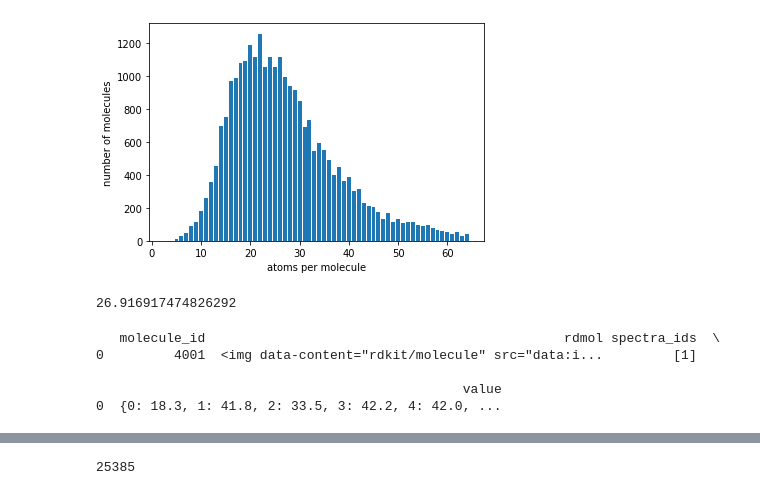
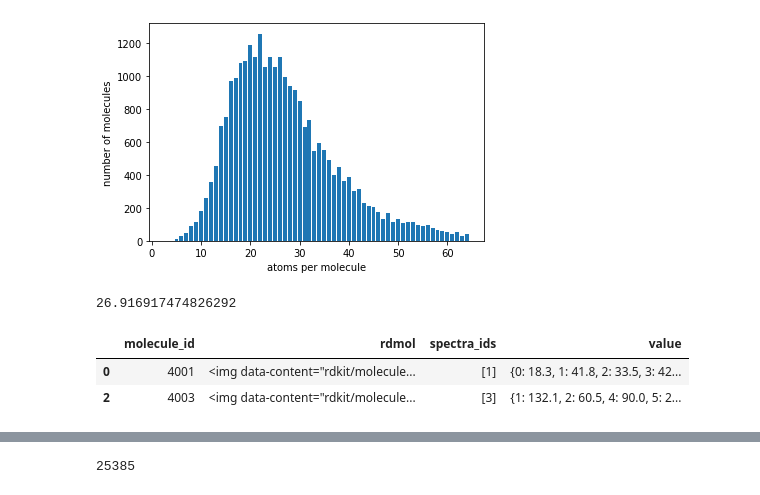
Before and after one commit to aajanqd/k-gnn, a Jupyter notebook: nmr_shift_data/My Preprocessing.ipynb, the cells around one changed output, grey strips where cells are left out. Saved outputs shown, nothing was run; the diff lists cells and outputs as text; code cells hidden in the pictures.

```diff
--- a/nmr_shift_data/My Preprocessing.ipynb
+++ b/nmr_shift_data/My Preprocessing.ipynb
@@ -471,13 +471,11 @@ new_target = [{k: v for k, v in sorted(d[0].items(), key=lambda item: item[0], r
 seok_df.drop('value', axis = 1, inplace = True)
 seok_df['value'] = new_target
 # %%
-seok_df.head(1)
+seok_df.head(2)
 # %% [output]
-   molecule_id                                              rdmol spectra_ids  \
-0         4001  <img data-content="rdkit/molecule" src="data:i...         [1]
-
-                                               value
-0  {0: 18.3, 1: 41.8, 2: 33.5, 3: 42.2, 4: 42.0, ...
+|  | molecule_id | rdmol | spectra_ids | value |
+| 0 | 4001 | <img data-content="rdkit/molecule... | [1] | {0: 18.3, 1: 41.8, 2: 33.5, 3: 42... |
+| 2 | 4003 | <img data-content="rdkit/molecule... | [3] | {1: 132.1, 2: 60.5, 4: 90.0, 5: 2... |
 # %%
 valuestr = [str(i) for i in seok_df['value'].tolist()]
 # %%
```
Also changed, not shown: 5 other files.
